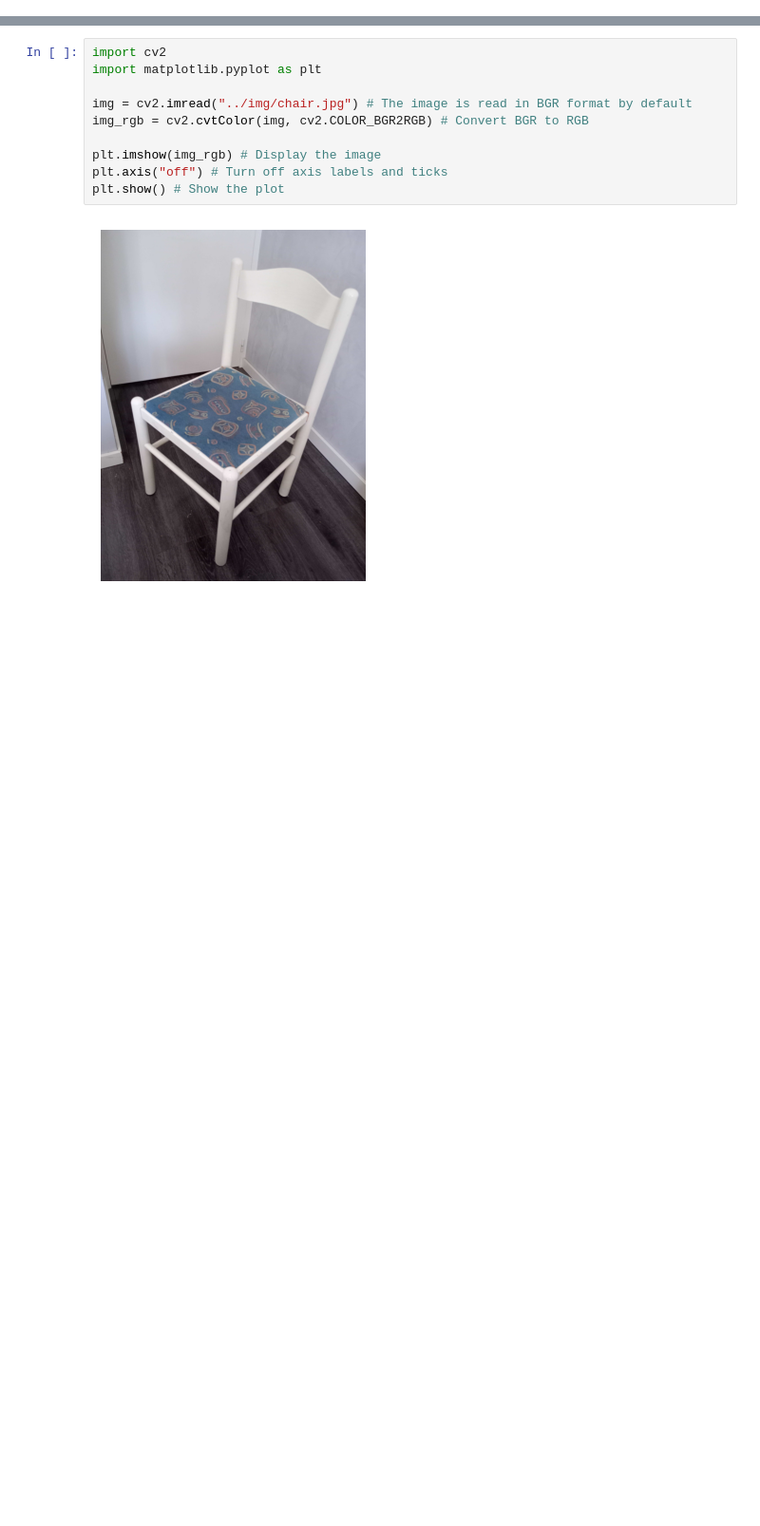
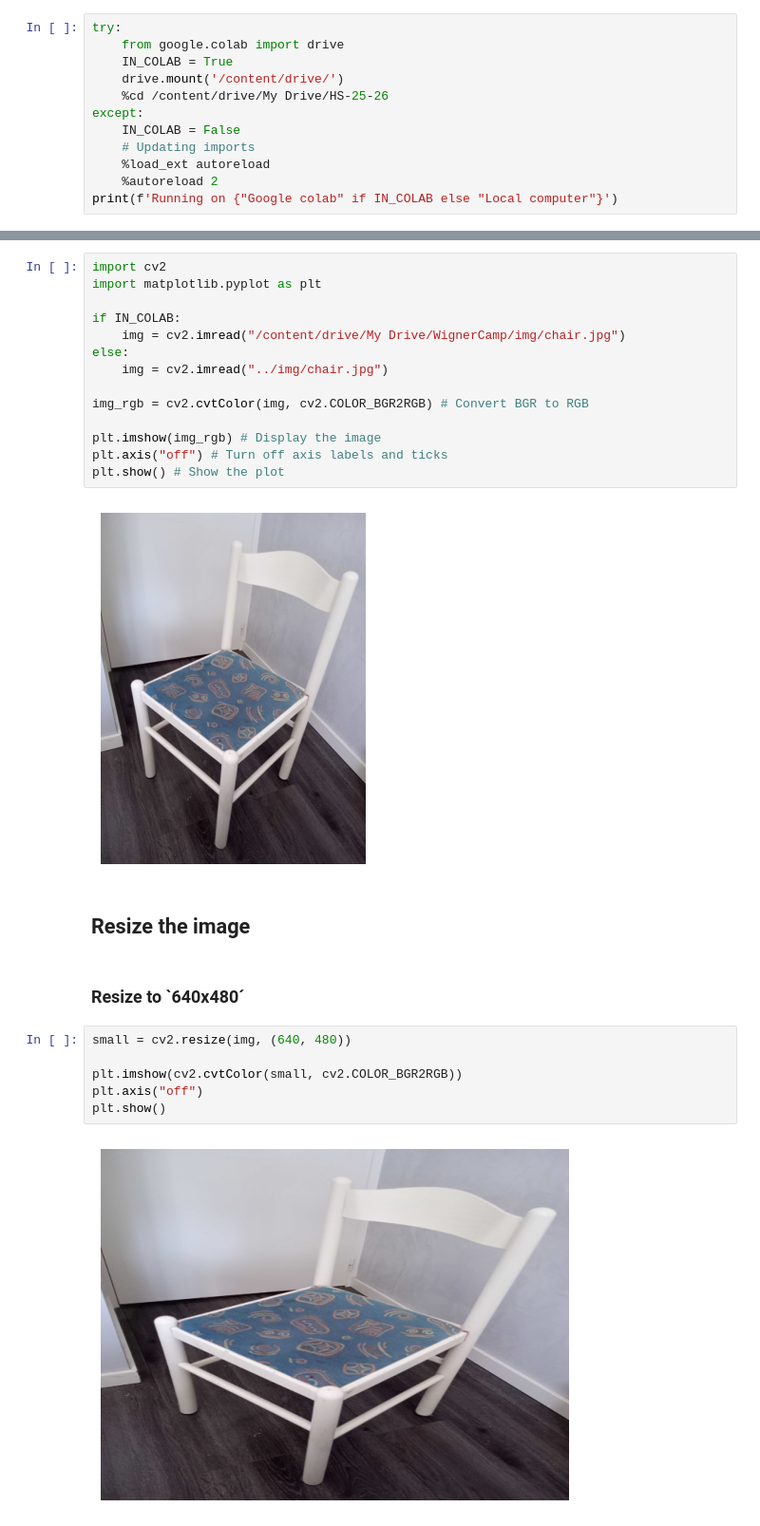
Before and after one commit to intensivedatacomp/WignerCamp2026, a Jupyter notebook: GeneralBasicProgramming/opencv_basics.ipynb, the cells around one changed output, grey strips where cells are left out. Shown at 95% size. Cells and saved outputs as stored; diff of their text form; blank space fills up the shorter version.

```diff
--- a/GeneralBasicProgramming/opencv_basics.ipynb
+++ b/GeneralBasicProgramming/opencv_basics.ipynb
@@ -0,0 +5,12 @@
+# %%
+try:
+    from google.colab import drive
+    IN_COLAB = True
+    drive.mount('/content/drive/')
+    %cd /content/drive/My Drive/HS-25-26
+except:
+    IN_COLAB = False
+    # Updating imports
+    %load_ext autoreload
+    %autoreload 2
+print(f'Running on {"Google colab" if IN_COLAB else "Local computer"}')
@@ -7,7 +27,11 @@ OpenCV is an opensurce computer vision libary in `python` and `C++`.
 import cv2
 import matplotlib.pyplot as plt
 
-img = cv2.imread("../img/chair.jpg") # The image is read in BGR format by default
+if IN_COLAB:
+    img = cv2.imread("/content/drive/My Drive/WignerCamp/img/chair.jpg")
+else:
+    img = cv2.imread("../img/chair.jpg")
+
 img_rgb = cv2.cvtColor(img, cv2.COLOR_BGR2RGB) # Convert BGR to RGB
 
 plt.imshow(img_rgb) # Display the image
@@ -15,3 +39,15 @@ plt.axis("off") # Turn off axis labels and ticks
 plt.show() # Show the plot
 # %% [output]
 [figure]
+# %% [markdown]
+## Resize the image
+# %% [markdown]
+### Resize to `640x480´
+# %%
+small = cv2.resize(img, (640, 480))
+
+plt.imshow(cv2.cvtColor(small, cv2.COLOR_BGR2RGB))
+plt.axis("off")
+plt.show()
+# %% [output]
+[figure, added]
```
Also changed, not shown: parts of 11 cells of this notebook, 2 other files.
